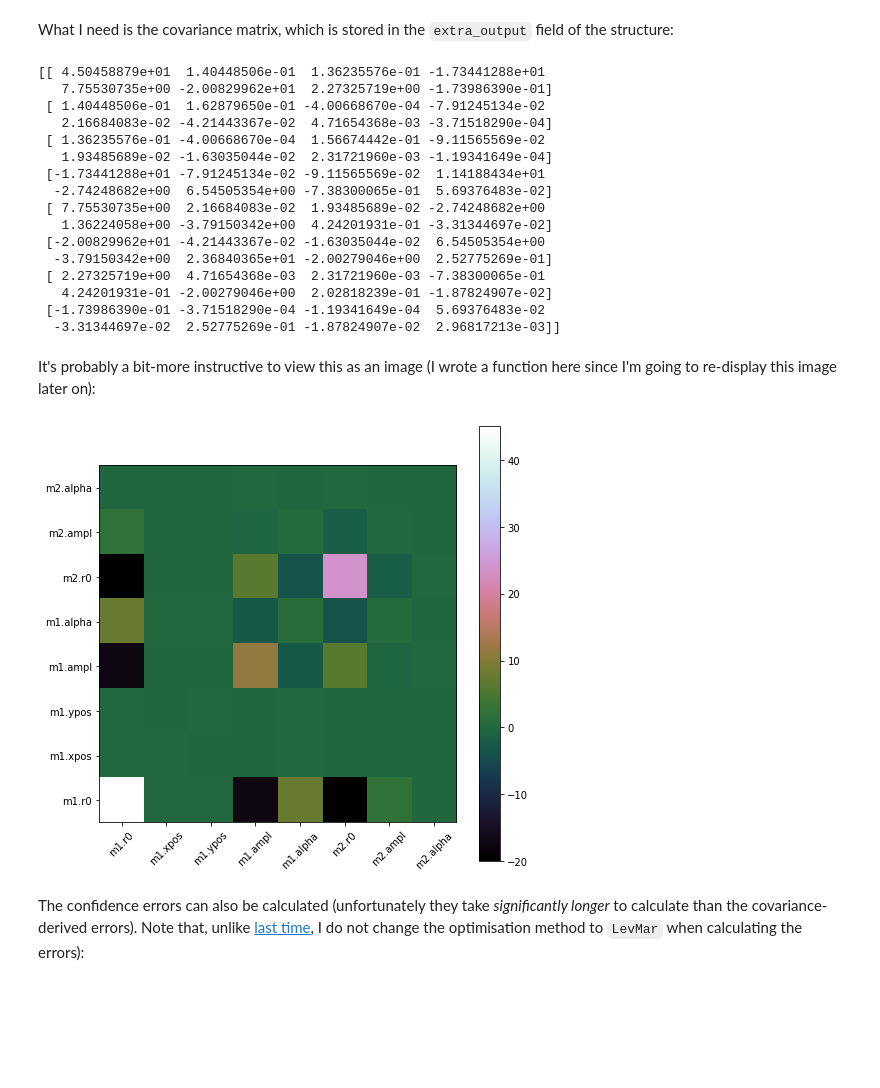
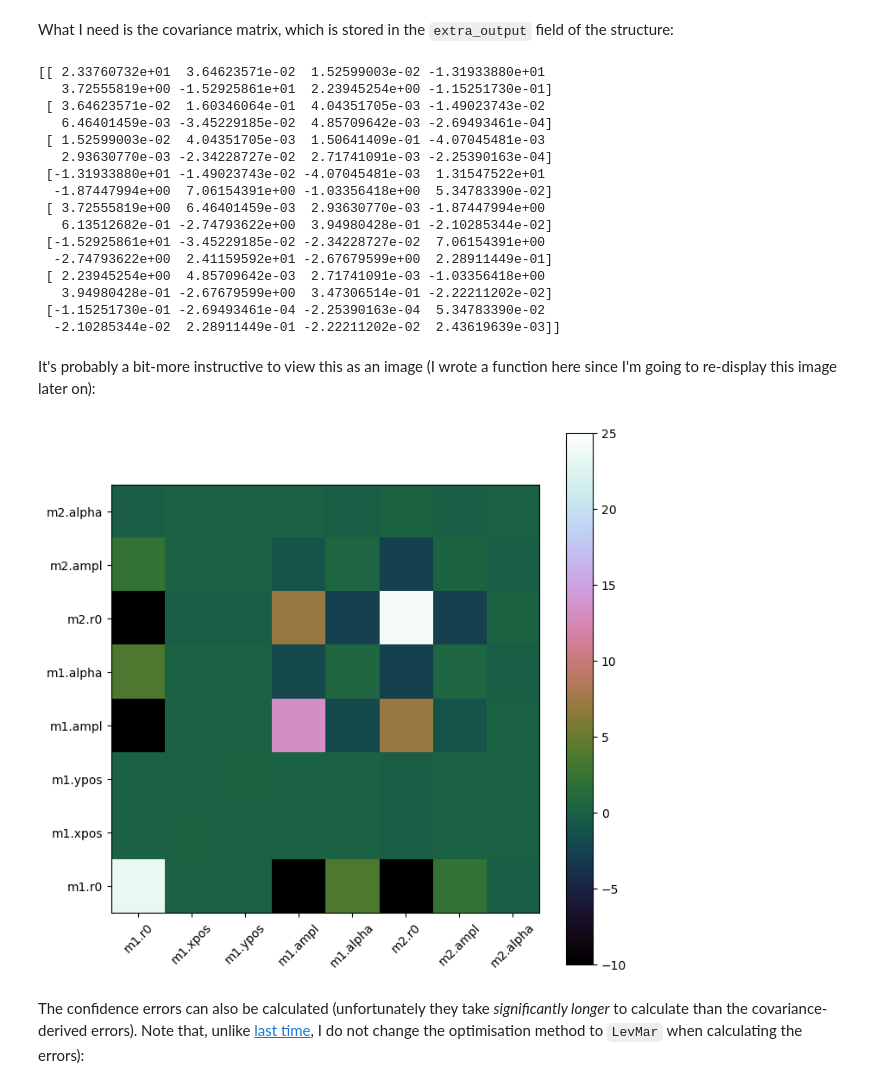
Before and after one commit to DougBurke/sherpa-standalone-notebooks, a Jupyter notebook: 8 simulating and fitting a 2D image (this time with a Bayesian approach).ipynb, the cells around one changed output. Drawn from its saved outputs; the diff is of its cells as text; code cells hidden in the pictures; blank space fills up the shorter version.

```diff
--- a/8 simulating and fitting a 2D image (this time with a Bayesian approach).ipynb
+++ b/8 simulating and fitting a 2D image (this time with a Bayesian approach).ipynb
@@ -73,3 +71,5 @@ np.random.seed(2)
+# %%
+rng = np.random.default_rng(5)
 # %% [markdown]
 As a check, the version of Sherpa in use is (giving both the git commit hash and a version string):
 # %%
@@ -110,7 +110,7 @@ cpt1.ampl, cpt2.ampl = 45, 10
 mexp = model(x0.flatten(), x1.flatten())
 mexp.resize(x0.shape)
 
-msim = np.random.poisson(mexp)
+msim = rng.poisson(mexp)
 # %% [markdown]
 Let's have a quick look to make sure my copy and paste skills are still top notch:
 # %%
@@ -257,39 +257,40 @@ What I need is the covariance matrix, which is stored in the `extra_output` fiel
 # %%
 print(covar_res.extra_output)
 # %% [output]
-[[ 4.50458879e+01  1.40448506e-01  1.36235576e-01 -1.73441288e+01
-   7.75530735e+00 -2.00829962e+01  2.27325719e+00 -1.73986390e-01]
- [ 1.40448506e-01  1.62879650e-01 -4.00668670e-04 -7.91245134e-02
-   2.16684083e-02 -4.21443367e-02  4.71654368e-03 -3.71518290e-04]
- [ 1.36235576e-01 -4.00668670e-04  1.56674442e-01 -9.11565569e-02
-   1.93485689e-02 -1.63035044e-02  2.31721960e-03 -1.19341649e-04]
- [-1.73441288e+01 -7.91245134e-02 -9.11565569e-02  1.14188434e+01
-  -2.74248682e+00  6.54505354e+00 -7.38300065e-01  5.69376483e-02]
- [ 7.75530735e+00  2.16684083e-02  1.93485689e-02 -2.74248682e+00
-   1.36224058e+00 -3.79150342e+00  4.24201931e-01 -3.31344697e-02]
- [-2.00829962e+01 -4.21443367e-02 -1.63035044e-02  6.54505354e+00
-  -3.79150342e+00  2.36840365e+01 -2.00279046e+00  2.52775269e-01]
- [ 2.27325719e+00  4.71654368e-03  2.31721960e-03 -7.38300065e-01
-   4.24201931e-01 -2.00279046e+00  2.02818239e-01 -1.87824907e-02]
- [-1.73986390e-01 -3.71518290e-04 -1.19341649e-04  5.69376483e-02
-  -3.31344697e-02  2.52775269e-01 -1.87824907e-02  2.96817213e-03]]
+[[ 2.33760732e+01  3.64623571e-02  1.52599003e-02 -1.31933880e+01
+   3.72555819e+00 -1.52925861e+01  2.23945254e+00 -1.15251730e-01]
+ [ 3.64623571e-02  1.60346064e-01  4.04351705e-03 -1.49023743e-02
+   6.46401459e-03 -3.45229185e-02  4.85709642e-03 -2.69493461e-04]
+ [ 1.52599003e-02  4.04351705e-03  1.50641409e-01 -4.07045481e-03
+   2.93630770e-03 -2.34228727e-02  2.71741091e-03 -2.25390163e-04]
+ [-1.31933880e+01 -1.49023743e-02 -4.07045481e-03  1.31547522e+01
+  -1.87447994e+00  7.06154391e+00 -1.03356418e+00  5.34783390e-02]
+ [ 3.72555819e+00  6.46401459e-03  2.93630770e-03 -1.87447994e+00
+   6.13512682e-01 -2.74793622e+00  3.94980428e-01 -2.10285344e-02]
+ [-1.52925861e+01 -3.45229185e-02 -2.34228727e-02  7.06154391e+00
+  -2.74793622e+00  2.41159592e+01 -2.67679599e+00  2.28911449e-01]
+ [ 2.23945254e+00  4.85709642e-03  2.71741091e-03 -1.03356418e+00
+   3.94980428e-01 -2.67679599e+00  3.47306514e-01 -2.22211202e-02]
+ [-1.15251730e-01 -2.69493461e-04 -2.25390163e-04  5.34783390e-02
+  -2.10285344e-02  2.28911449e-01 -2.22211202e-02  2.43619639e-03]]
 # %% [markdown]
 It's probably a bit-more instructive to view this as an image (I wrote a function here since I'm going to re-display this image later on):
 # %%
 parnames = [p.fullname for p in mdl_fit.pars if not p.frozen]
 
 def image_covar():
     "This routine relies on hidden state (the covar_res variable)"
-    plt.imshow(covar_res.extra_output, cmap='cubehelix', interpolation='none', origin='lower')
+    plt.imshow(covar_res.extra_output, cmap='cubehelix', interpolation='none', origin='lower',
+               vmin=-10, vmax=25)
     idxs = np.arange(0, len(parnames))
     plt.xticks(idxs, parnames, rotation=45)
     plt.yticks(idxs, parnames)
     plt.colorbar()
 
 plt.figure(figsize=(8, 8))
 image_covar()
 # %% [output]
-[figure, old version]
+[figure, new version]
 # %% [markdown]
 The confidence errors can also be calculated (unfortunately they take *significantly longer* to calculate than the covariance-derived errors). Note that, unlike
 [last time](http://nbviewer.ipython.org/github/DougBurke/sherpa-standalone-notebooks/blob/master/simulating%20a%202D%20image%20and%20a%20bit%20of%20error%20analysis.ipynb#Error-analysis), I
```
Also changed, not shown: parts of 35 cells of this notebook, 13 other files.
